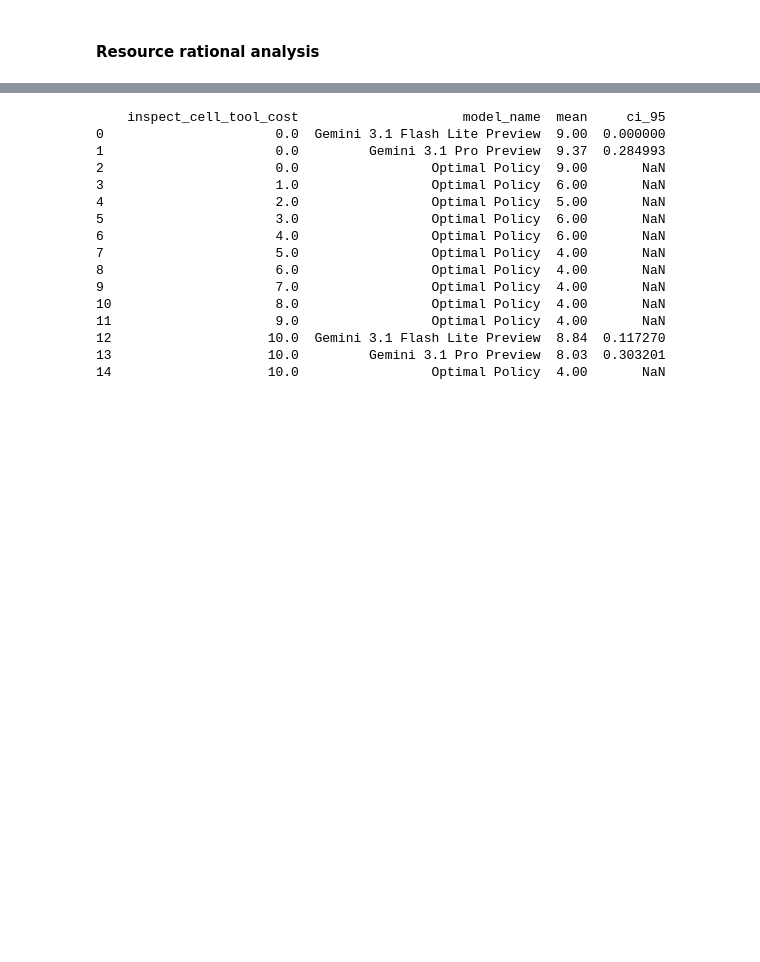
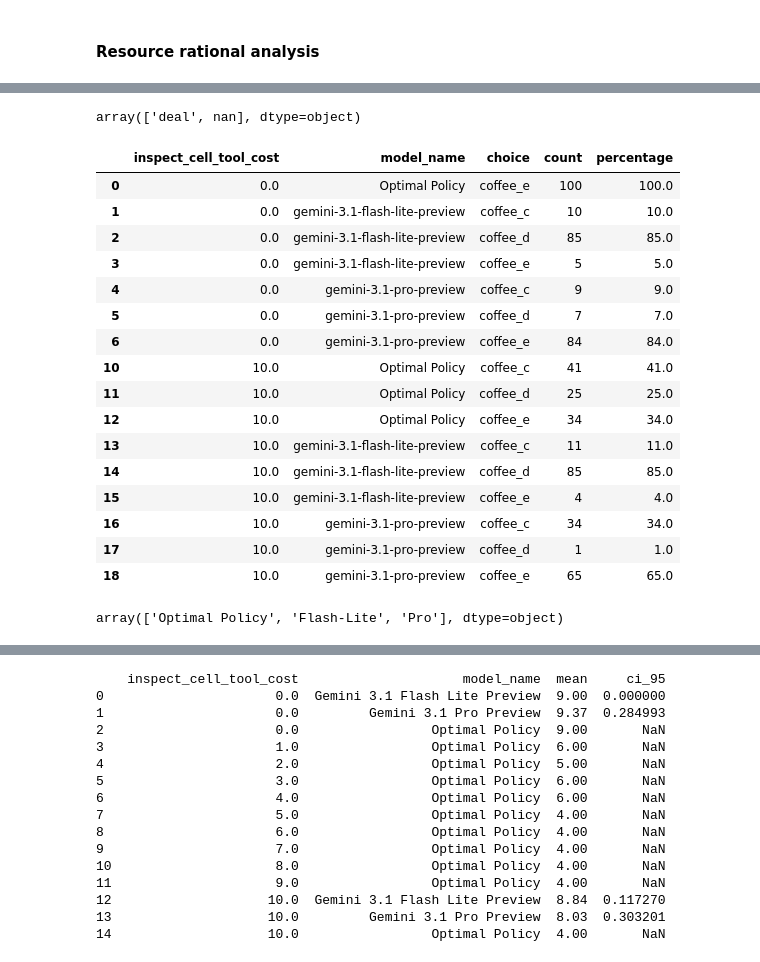
Before and after one commit to davoodwadi/toollab, a Jupyter notebook: src/tool_lab/analysis/analyze_promotion-final.ipynb, the cells around one changed output, grey strips where cells are left out. Drawn from its saved outputs; the diff is of its cells as text; code cells hidden in the pictures; blank space fills up the shorter version.

```diff
--- a/src/tool_lab/analysis/analyze_promotion-final.ipynb
+++ b/src/tool_lab/analysis/analyze_promotion-final.ipynb
@@ -960,0 +1634,37 @@ plt.show()
+# %%
+df_combined.prompt_type.unique()
+# %% [output]
+array(['deal', nan], dtype=object)
+# %%
+import pandas as pd
+import matplotlib.pyplot as plt
+import numpy as np
+
+# 1. Calculate the counts and percentages for each combination
+df_counts = df_combined.groupby(['inspect_cell_tool_cost', 'model_name', 'choice']).size().reset_index(name='count')
+group_totals = df_counts.groupby(['inspect_cell_tool_cost', 'model_name'])['count'].transform('sum')
+df_counts['percentage'] = (df_counts['count'] / group_totals) * 100
+df_counts = df_counts[(df_counts['inspect_cell_tool_cost']==0)|(df_counts['inspect_cell_tool_cost']==10)]
+df_counts
+# %% [output]
+|  | inspect_cell_tool_cost | model_name | choice | count | percentage |
+| 0 | 0.0 | Optimal Policy | coffee_e | 100 | 100.0 |
+| 1 | 0.0 | gemini-3.1-flash-lite-preview | coffee_c | 10 | 10.0 |
+| 2 | 0.0 | gemini-3.1-flash-lite-preview | coffee_d | 85 | 85.0 |
+| 3 | 0.0 | gemini-3.1-flash-lite-preview | coffee_e | 5 | 5.0 |
+| 4 | 0.0 | gemini-3.1-pro-preview | coffee_c | 9 | 9.0 |
+| 5 | 0.0 | gemini-3.1-pro-preview | coffee_d | 7 | 7.0 |
+| 6 | 0.0 | gemini-3.1-pro-preview | coffee_e | 84 | 84.0 |
+| 10 | 10.0 | Optimal Policy | coffee_c | 41 | 41.0 |
+| 11 | 10.0 | Optimal Policy | coffee_d | 25 | 25.0 |
+| 12 | 10.0 | Optimal Policy | coffee_e | 34 | 34.0 |
+| 13 | 10.0 | gemini-3.1-flash-lite-preview | coffee_c | 11 | 11.0 |
+| 14 | 10.0 | gemini-3.1-flash-lite-preview | coffee_d | 85 | 85.0 |
+| 15 | 10.0 | gemini-3.1-flash-lite-preview | coffee_e | 4 | 4.0 |
+| 16 | 10.0 | gemini-3.1-pro-preview | coffee_c | 34 | 34.0 |
+| 17 | 10.0 | gemini-3.1-pro-preview | coffee_d | 1 | 1.0 |
+| 18 | 10.0 | gemini-3.1-pro-preview | coffee_e | 65 | 65.0 |
+# %%
+df_counts['condition_model'].unique()
+# %% [output]
+array(['Optimal Policy', 'Flash-Lite', 'Pro'], dtype=object)
```
Also changed, not shown: parts of 28 cells of this notebook, 20 other files.
